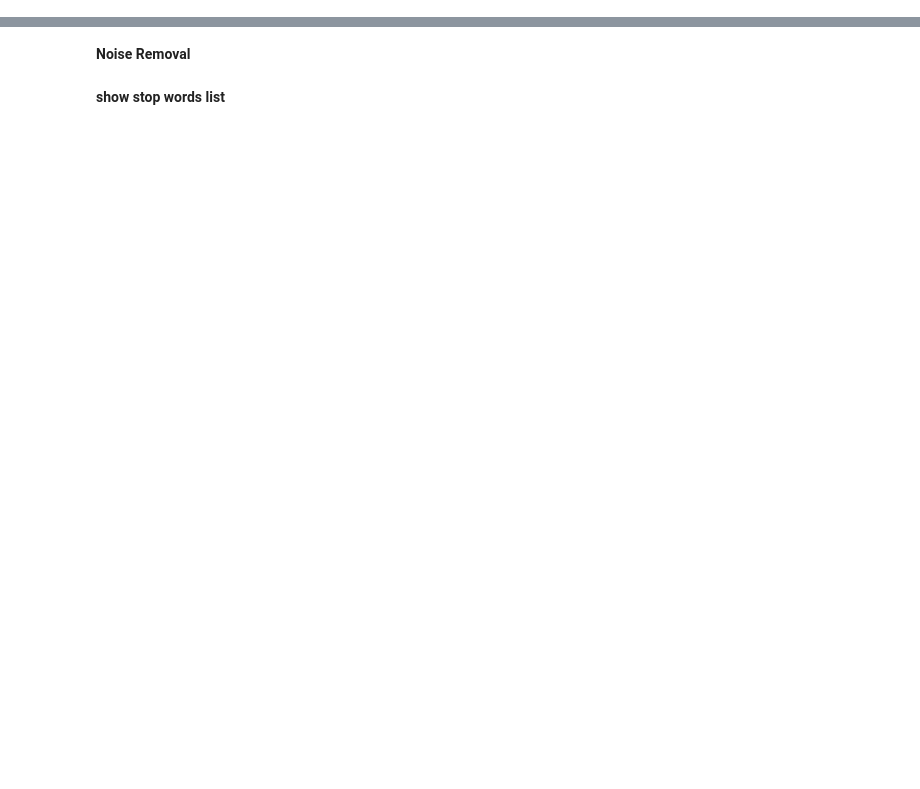
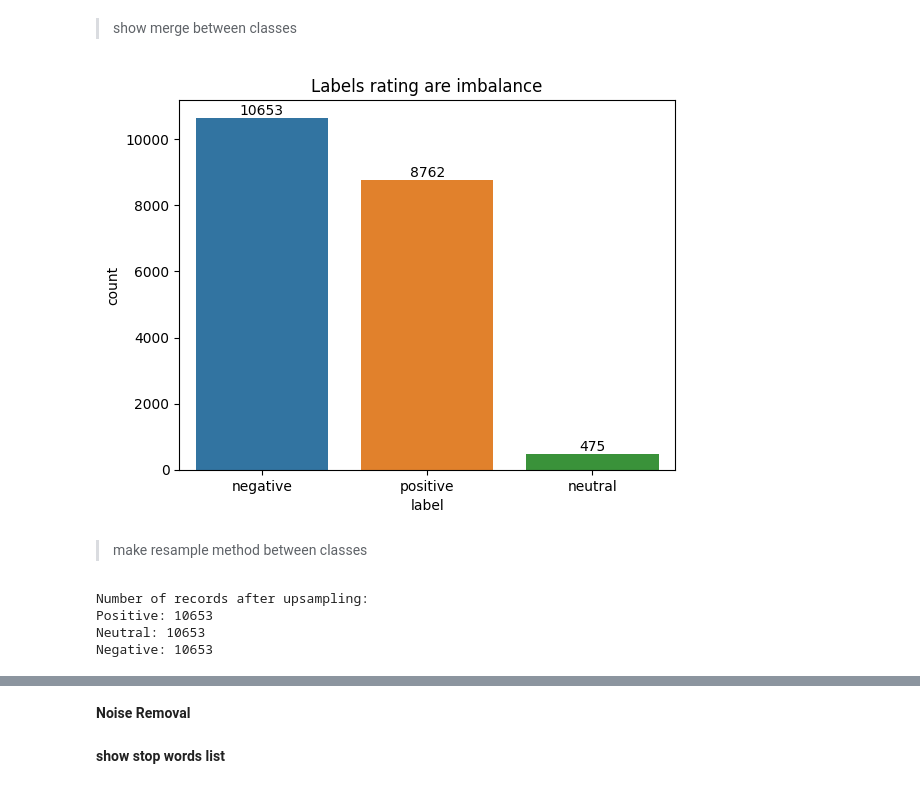
Before and after one commit to elsayedelmandoh/sentiment_analysis_NLP, a Jupyter notebook: main.ipynb, the cells around one changed output, grey strips where cells are left out. Cells and saved outputs as stored; diff of their text form; code cells hidden in the pictures; blank space fills up the shorter version.

```diff
--- a/main.ipynb
+++ b/main.ipynb
@@ -290,0 +10,2 @@ dataset_test.head()
+# %%
+dataset = pd.read_csv(r'data/emotions_dataset.txt', header=None, names= ['text', 'emotion'] ,delimiter=';')
@@ -290,0 +87,3 @@ dataset_test.head()
+# %%
+dataset.dropna(inplace=True)
+dataset.isnull().sum()
@@ -290,0 +121,17 @@ dataset_test.head()
+# %%
+# plot
+ax= sns.countplot(x=dataset['emotion'],
+                  data=dataset)
+
+for p in ax.patches: # bars
+    '''
+    get_bbox(): return bounding box of the bar,
+    get_points(): returns the coordinates of the four corners of the bounding box.
+    '''
+    x= p.get_bbox().get_points()[:,0] # extract the x-coordinates of the four corners of the bar rectangle
+    y= p.get_bbox().get_points()[1,1] # extract the y-coordinate of the top-right corner
+    ax.annotate(f'{y:.0f}', (x.mean(), y), ha='center',va='bottom') # text on top bar
+
+plt.title("Emotions rating are imbalance")
+plt.xticks(rotation=60)  # Rotate x-labels by 60 degrees
+plt.show()
@@ -290,0 +142,4 @@ dataset_test.head()
+# %%
+dataset['label'] = dataset['emotion']
+dataset['label'].replace(['sad', 'angry', 'fear', 'disgusted'], 'negative', inplace=True)
+dataset['label'].replace(['happy', 'love', 'surprise', 'excited'], 'positive', inplace=True)
@@ -290,0 +168,54 @@ dataset_test.head()
+# %% [markdown]
+> show merge between classes
+# %%
+# plot
+ax= sns.countplot(x=dataset['label'],
+                  data=dataset)
+
+for p in ax.patches: # bars
+    '''
+    get_bbox(): return bounding box of the bar,
+    get_points(): returns the coordinates of the four corners of the bounding box.
+    '''
+    x= p.get_bbox().get_points()[:,0] # extract the x-coordinates of the four corners of the bar rectangle
+    y= p.get_bbox().get_points()[1,1] # extract the y-coordinate of the top-right corner
+    ax.annotate(f'{y:.0f}', (x.mean(), y), ha='center',va='bottom') # text on top bar
+
+plt.title("Labels rating are imbalance")
+plt.show()
+# %% [output]
+[figure, added]
+# %% [markdown]
+> make resample method between classes
+# %%
+from sklearn.utils import shuffle, resample
+
+# Let's copy our dataframe so that we can use it clean for the upsampling example later.
+df2 = dataset
+
+# Let's seperate our data into two based on the Score (True of False).
+df_negative = df2[df2['label'] == 'negative']
+df_neutral = df2[df2['label'] == 'neutral']
+df_positive = df2[df2['label'] == 'positive']
+
+# Let's use the resample function for upsampling for the Neutral class
+df_neutral = resample(df_neutral, replace=True, n_samples=len(df_negative))
+
+# Let's use the resample function for upsampling for the Positive class
+df_positive = resample(df_positive, replace=True, n_samples=len(df_negative))
+
+# Let's put the separated data frames together.
+df2 = pd.concat([df_negative, df_neutral, df_positive], axis=0)
+
+# Let's shuffle the data
+dataset = shuffle(df2)
+
+print("Number of records after upsampling: ")
+print("Positive:", len(dataset[dataset["label"] == 'positive']),
+      "\nNeutral:", len(dataset[dataset["label"] == 'neutral']),
+      "\nNegative:", len(dataset[dataset["label"] == 'negative']))
+# %% [output]
+Number of records after upsampling:
+Positive: 10653
+Neutral: 10653
+Negative: 10653
```
Also changed, not shown: parts of 146 cells of this notebook.
